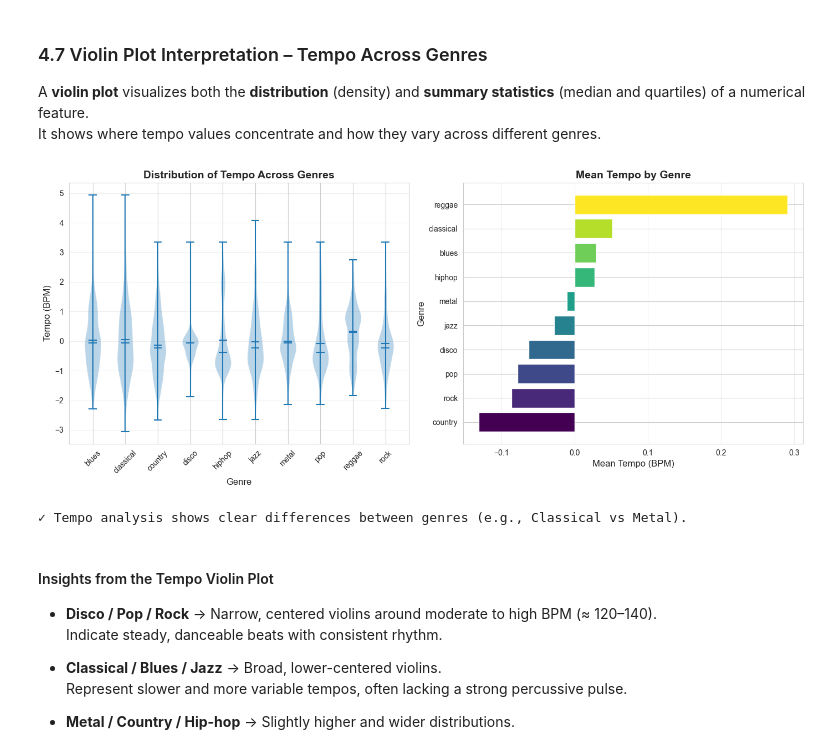
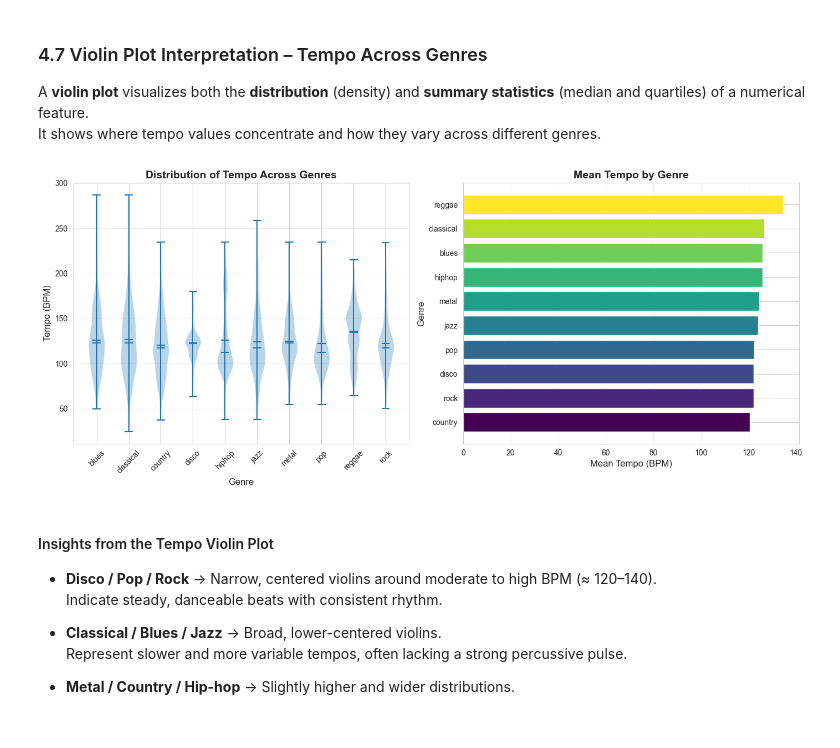
Before and after one commit to Sohanuu66/Music_Genre_Classification_GTZAN_Dataset, a Jupyter notebook: EDA.ipynb, the cells around one changed output. Cells and saved outputs as stored; diff of their text form; code cells hidden in the pictures.

```diff
--- a/EDA.ipynb
+++ b/EDA.ipynb
@@ -444,7 +509,7 @@ The genre labels are categorical strings. We need to encode them into numerical
 label_encoder = LabelEncoder()
 
 # Create a copy for encoding
-df_preprocessed = df_cleaned.copy()
+df_preprocessed = df.copy()
 
 # Encode labels
 df_preprocessed['label_encoded'] = label_encoder.fit_transform(df_preprocessed['label'])
@@ -822,3 +891,5 @@ Exploratory Data Analysis helps us understand patterns, relationships, and distr
 # %%
-X_analysis = X_scaled_df.copy()
-X_analysis['genre'] = label_encoder.inverse_transform(y)
+# X_analysis = X_scaled_df.copy()
+# X_analysis['genre'] = label_encoder.inverse_transform(y)
+X_analysis = pd.read_csv(r'cleaned_data\train_raw.csv').drop(columns=['filename', 'label_encoded']).rename(columns={'label': 'genre'})
+X_analysis.shape
@@ -1084,39 +1160,37 @@ It shows where tempo values concentrate and how they vary across different genre
 plt.figure(figsize=(14, 6))
 
 # Violin plot for tempo distribution
+X_analysis = pd.read_csv(r'cleaned_data\train_raw.csv').drop(columns=['filename', 'label_encoded']).rename(columns={'label': 'genre'})
 plt.subplot(1, 2, 1)
 tempo_data = []
 genre_list = []
 for genre in sorted(X_analysis['genre'].unique()):
     tempo_values = X_analysis[X_analysis['genre'] == genre]['tempo'].values
     tempo_data.append(tempo_values)
     genre_list.append(genre)
 
 parts = plt.violinplot(tempo_data, positions=range(len(genre_list)),
                        showmeans=True, showmedians=True)
 plt.xticks(range(len(genre_list)), genre_list, rotation=45)
 plt.xlabel('Genre', fontsize=12)
 plt.ylabel('Tempo (BPM)', fontsize=12)
 plt.title('Distribution of Tempo Across Genres', fontsize=14, fontweight='bold')
 plt.grid(axis='y', alpha=0.3)
 
 # Mean tempo comparison
 plt.subplot(1, 2, 2)
 mean_tempo = X_analysis.groupby('genre')['tempo'].mean().sort_values()
 colors = plt.cm.viridis(np.linspace(0, 1, len(mean_tempo)))
 plt.barh(mean_tempo.index, mean_tempo.values, color=colors)
 plt.xlabel('Mean Tempo (BPM)', fontsize=12)
 plt.ylabel('Genre', fontsize=12)
 plt.title('Mean Tempo by Genre', fontsize=14, fontweight='bold')
 plt.grid(axis='x', alpha=0.3)
 
 plt.tight_layout()
 plt.show()
-
-print("\n✓ Tempo analysis shows clear differences between genres (e.g., Classical vs Metal).")
 # %% [output]
-[figure, old version]
+[figure, new version]
-✓ Tempo analysis shows clear differences between genres (e.g., Classical vs Metal).
 # %% [markdown]
 #### Insights from the Tempo Violin Plot
 
```
Also changed, not shown: parts of 20 cells of this notebook, 12 other files.
